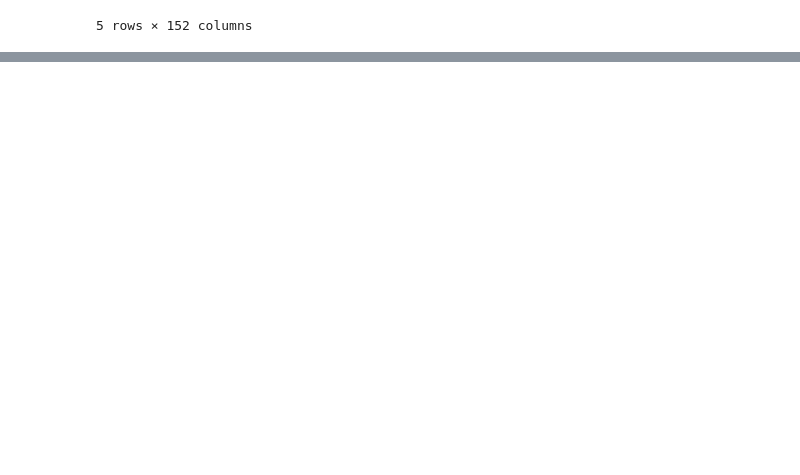
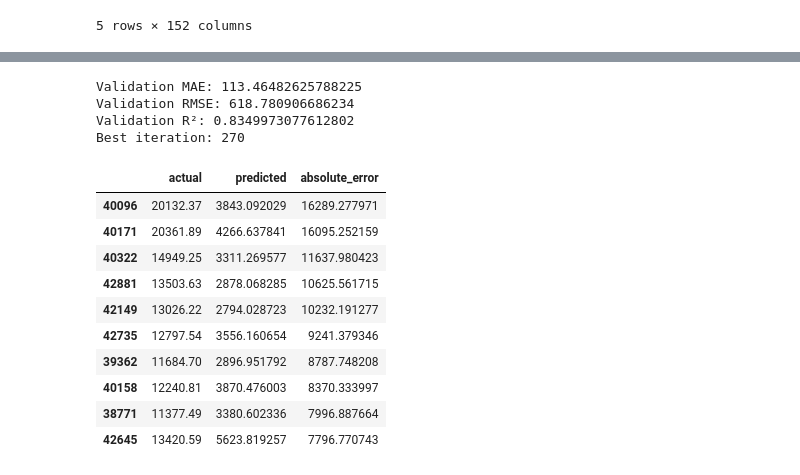
Before and after one commit to Mohammad-Aljafary/Freight-Rate-Prediction-Challenge, a Jupyter notebook: src/notebooks/exploration.ipynb, the cells around one changed output, grey strips where cells are left out. Saved outputs shown, nothing was run; the diff lists cells and outputs as text; code cells hidden in the pictures; blank space fills up the shorter version.

```diff
--- a/src/notebooks/exploration.ipynb
+++ b/src/notebooks/exploration.ipynb
@@ -279,0 +397,20 @@ Selected features: 70
+# %%
+from catboost import CatBoostRegressor
+
+cat_features = ["pickup", "delivery", "equipment"]
+
+model = CatBoostRegressor(
+    iterations=1500,
+    depth=8,
+    learning_rate=0.05,
+    loss_function="MAE",
+    random_seed=42,
+    verbose=100
+)
+
+model.fit(
+    X_copy_train, y_copy_train,
+    cat_features=cat_features,
+    eval_set=(X_copy_valid, y_copy_valid),
+    early_stopping_rounds=100
+)
@@ -279,0 +429,36 @@ Selected features: 70
+# %%
+from sklearn.metrics import mean_absolute_error, root_mean_squared_error, r2_score
+
+valid_predictions = model.predict(X_copy_valid)
+
+print("Validation MAE:", mean_absolute_error(y_copy_valid, valid_predictions))
+print("Validation RMSE:", root_mean_squared_error(y_copy_valid, valid_predictions))
+print("Validation R²:", r2_score(y_copy_valid, valid_predictions))
+
+print("Best iteration:", model.get_best_iteration())
+# %% [output]
+Validation MAE: 113.46482625788225
+Validation RMSE: 618.780906686234
+Validation R²: 0.8349973077612802
+Best iteration: 270
+# %%
+results = pd.DataFrame({
+    "actual": y_copy_valid,
+    "predicted": valid_predictions
+})
+
+results["absolute_error"] = (results["actual"] - results["predicted"]).abs()
+
+results.sort_values("absolute_error", ascending=False).head(10)
+# %% [output]
+|  | actual | predicted | absolute_error |
+| 40096 | 20132.37 | 3843.092029 | 16289.277971 |
+| 40171 | 20361.89 | 4266.637841 | 16095.252159 |
+| 40322 | 14949.25 | 3311.269577 | 11637.980423 |
+| 42881 | 13503.63 | 2878.068285 | 10625.561715 |
+| 42149 | 13026.22 | 2794.028723 | 10232.191277 |
+| 42735 | 12797.54 | 3556.160654 | 9241.379346 |
+| 39362 | 11684.70 | 2896.951792 | 8787.748208 |
+| 40158 | 12240.81 | 3870.476003 | 8370.333997 |
+| 38771 | 11377.49 | 3380.602336 | 7996.887664 |
+| 42645 | 13420.59 | 5623.819257 | 7796.770743 |
```
Also changed, not shown: parts of 12 cells of this notebook, 1 other file.
